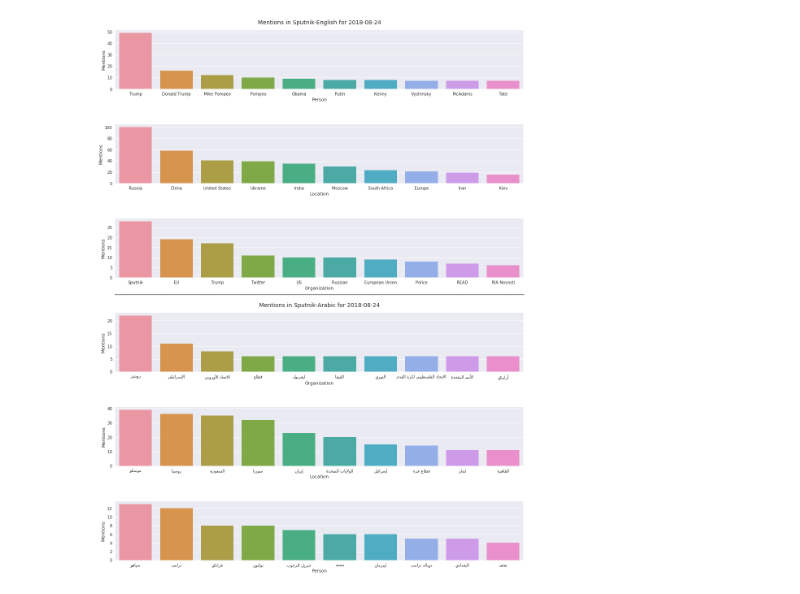
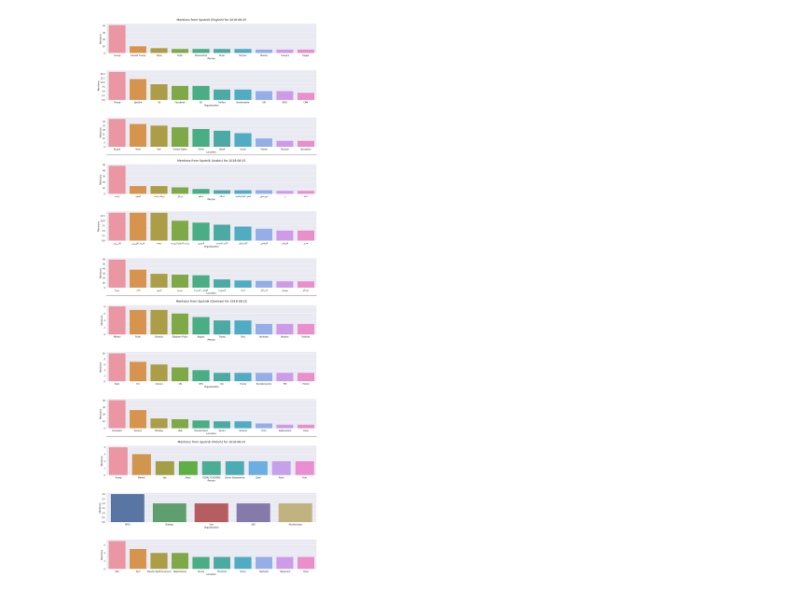
Before and after one commit to Brvtvs/sputnik_named_entities, a Jupyter notebook: sputnik_named_entities.ipynb, the cells around one changed output. Cells and saved outputs as stored; diff of their text form; code cells hidden in the pictures.

Commit message:
Add german/polish. Better logging/plots.

```diff
--- a/sputnik_named_entities.ipynb
+++ b/sputnik_named_entities.ipynb
@@ -21,6 +22,8 @@ today = datetime.date.today()
 feeds = {
     'Sputnik (English)': 'https://sputniknews.com/export/rss2/archive/index.xml',
     'Sputnik (Arabic)': 'https://arabic.sputniknews.com/export/rss2/archive/index.xml',
+    'Sputnik (German)': 'https://de.sputniknews.com/export/rss2/archive/index.xml',
+    'Sputnik (Polish)': 'https://pl.sputniknews.com/export/rss2/archive/index.xml',
 }
 article_links_by_feed = {}
 
@@ -35,3 +38,5 @@ for feed, url in feeds.items():
             and entry['published_parsed'].tm_mon == today.month
             and entry['published_parsed'].tm_mday == today.day
     }
+
+    print('Found %d articles from %s for %s' % (len(article_links_by_feed[feed]), feed, today))
@@ -101,40 +111,43 @@ Warning: skipping article "تيموشينكو تقترح استفتاء على
 # Plots the top-n mentioned entities in each category for each feed
 
 # config values for the plot's labels
-tag_display_info = {
-    'I-LOC': {'tag_name': 'Location'},
+tag_display_info = OrderedDict({
     'I-PER': {'tag_name': 'Person'},
     'I-ORG': {'tag_name': 'Organization'},
-}
+    'I-LOC': {'tag_name': 'Location'},
+})
 y_name = 'Mentions'
 # defines how many of the top-mentioned entities we should display
 top_n = 10
 separator = ''.join(list(map(lambda x: '_', range(0, 144)))) + '\n\n'
 
+# defines the layout of the plots
 fig, ax = plt.subplots(3 * len(feeds), 1)
 fig.set_size_inches(18 , 12 * len(feeds))
 plt.subplots_adjust(hspace=0.6)
+sns.set(style="darkgrid")
 
 i = 0
 for feed in feeds:
 
     # Puts a title in the plots for this feed
     title = 'Mentions from %s for %s' % (feed, str(today))
     if i != 0:
         title = separator + title
     plt.text(0.5, 1.1, title, horizontalalignment='center', transform=ax[i].transAxes, fontsize=14)
 
     feed_entities = named_entities.loc[named_entities['feed'] == feed]
 
-    for entity_type in feed_entities['entity_type'].unique():
+    # creates a plot for each of the three entity types
+    for entity_type in tag_display_info.keys():
         tag_display_name = tag_display_info.get(entity_type, {'tag_name': entity_type})['tag_name']
 
         typed_entities = feed_entities.loc[feed_entities['entity_type'] == entity_type]
         entity_counts = typed_entities['entity'].value_counts(sort=True).to_frame().rename(columns={'entity':y_name})
         entity_counts[tag_display_name] = entity_counts.index
 
         top = entity_counts[entity_counts[y_name] > 1].head(top_n)
         sns.barplot(x=tag_display_name, y=y_name, data=top, ax = ax[i])
         i += 1
 # %% [output]
-[figure, old version]
+[figure, new version]
```
Also changed, not shown: parts of 3 cells of this notebook.
